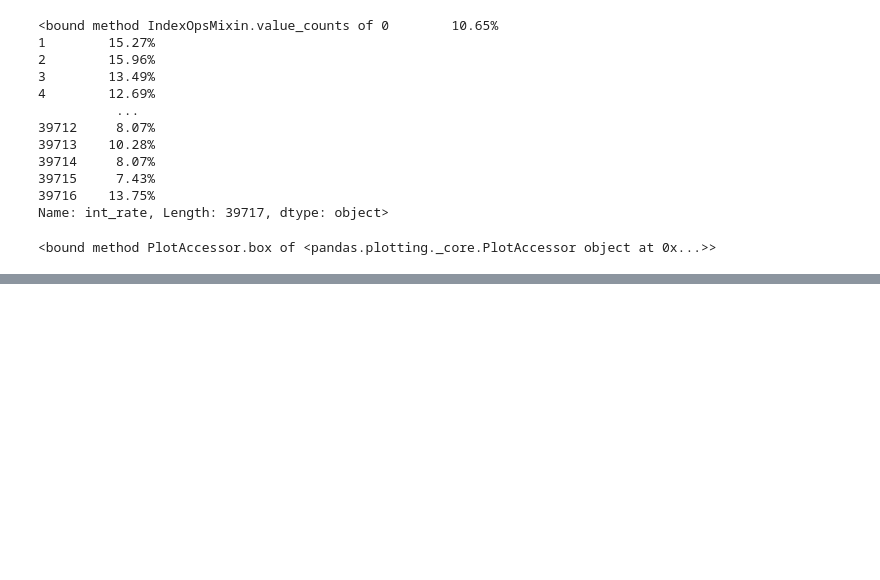
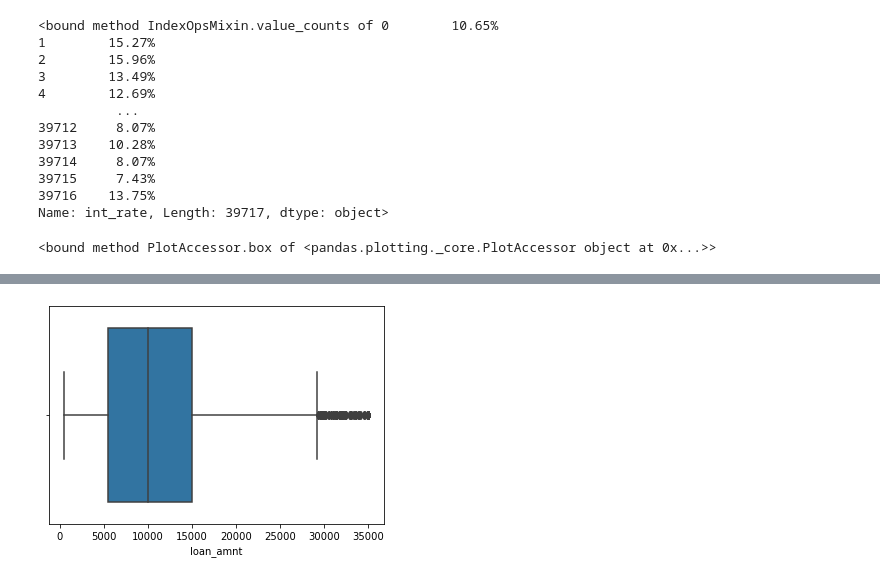
Before and after one commit to deepakkalarikkal/LendingClub, a Jupyter notebook: LendingClubCaseStudy.ipynb, the cells around one changed output, grey strips where cells are left out. Saved outputs shown, nothing was run; the diff lists cells and outputs as text; code cells hidden in the pictures; blank space fills up the shorter version.

```diff
--- a/LendingClubCaseStudy.ipynb
+++ b/LendingClubCaseStudy.ipynb
@@ -333,0 +784,2 @@ mod_df['int_rate'].plot.box
+# %%
+customer_data=['delinq_2yrs', 'earliest_cr_line','inq_last_6mths', 'open_acc', 'pub_rec', 'revol_bal', 'revol_util','total_acc']
@@ -333,0 +793,2 @@ mod_df['int_rate'].plot.box
+# %%
+mod_df.drop(columns=customer_data,inplace=True,axis=1)
@@ -333,0 +841,2 @@ mod_df['int_rate'].plot.box
+# %%
+mod_df['emp_length']=pd.to_numeric(mod_df['emp_length'].apply(lambda x: 0 if "<" in x else (x.split("+")[0] if "+" in x else x.split()[0])))
@@ -333,0 +845,2 @@ mod_df['int_rate'].plot.box
+# %%
+mod_df["emp_length"] = pd.to_numeric(mod_df["emp_length"].apply(lambda x:0 if "<" in x else (x.split('+')[0] if "+" in x else x.split()[0])))
@@ -333,0 +876,5 @@ mod_df['int_rate'].plot.box
+# %%
+#tips = sns.load_dataset("tips")
+ax = sns.boxplot(x=mod_df['loan_amnt'])
+# %% [output]
+[figure, added]
```
Also changed, not shown: parts of 178 cells of this notebook.
